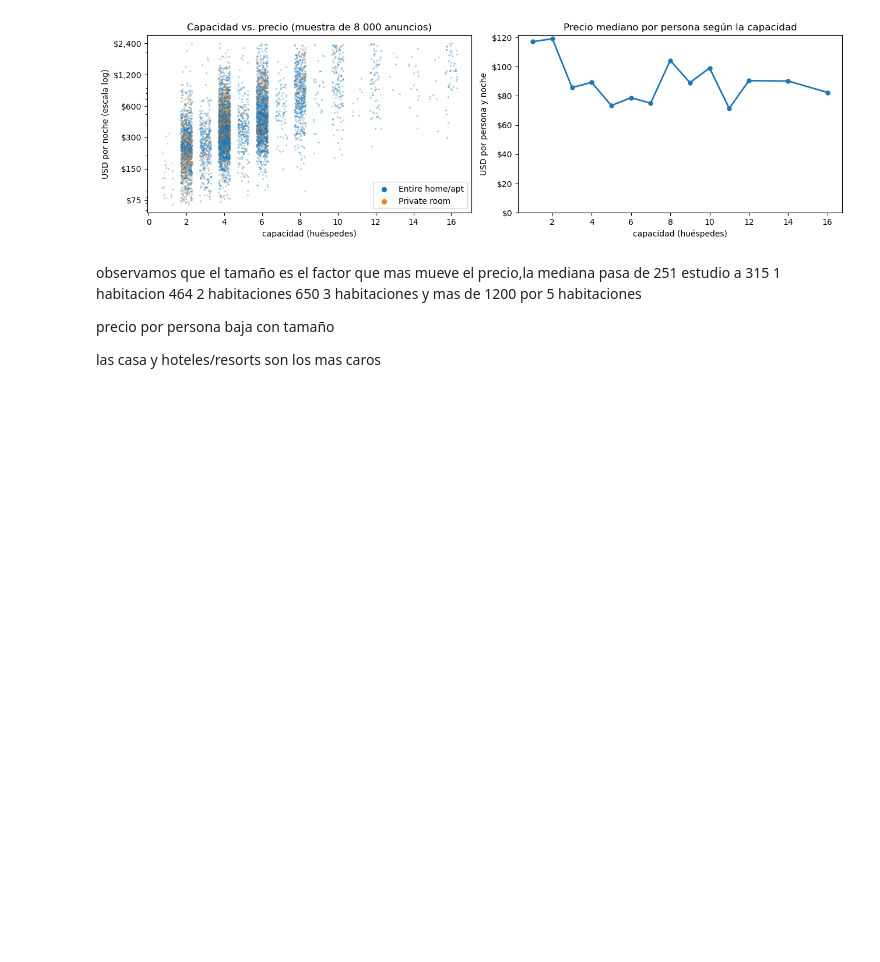
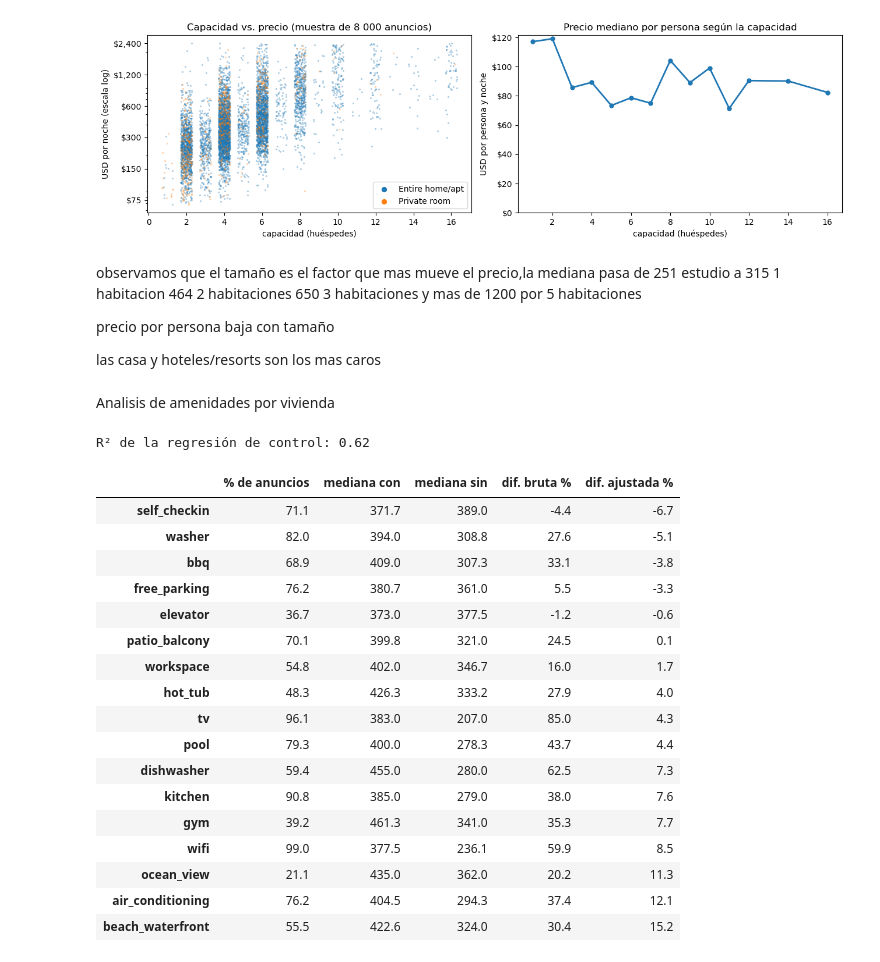
Before and after one commit to Jhonatanclavijo/Reto-Global-Classroom-Anal-tica-de-Airbnb---Hawai, a Jupyter notebook: Analisis exploratorio.ipynb, the cells around one changed output. Drawn from its saved outputs; the diff is of its cells as text; code cells hidden in the pictures; blank space fills up the shorter version.

```diff
--- a/Analisis exploratorio.ipynb
+++ b/Analisis exploratorio.ipynb
@@ -271,3 +271,44 @@ observamos que el tamaño es el factor que mas mueve el precio,la mediana pasa d
 precio por persona baja con tamaño
 
 las casa y hoteles/resorts son los mas caros
+# %% [markdown]
+Analisis de amenidades por vivienda
+# %%
+controles_num = ["accommodates", "bedrooms", "beds", "bathrooms", "bath_shared", "long_stay", "quote_nights", "quote_lead_days"]
+X = pd.concat([df[controles_num], df[amenidades],
+               pd.get_dummies(df[["room_type", "property_group", "neighbourhood"]], drop_first=True, dtype=int),
+               pd.get_dummies(df["quote_checkin_month"], prefix="mes", drop_first=True, dtype=int)], axis=1)
+reg = LinearRegression().fit(X, df["log_price"])
+print(f"R² de la regresión de control: {reg.score(X, df['log_price']):.2f}")
+coef = pd.Series(reg.coef_, index=X.columns)
+
+tabla_am = pd.DataFrame({
+    "% de anuncios": df[amenidades].mean() * 100,
+    "mediana con": [df.loc[df[a] == 1, "price"].median() for a in amenidades],
+    "mediana sin": [df.loc[df[a] == 0, "price"].median() for a in amenidades],
+}, index=amenidades)
+tabla_am["dif. bruta %"] = (tabla_am["mediana con"] / tabla_am["mediana sin"] - 1) * 100
+tabla_am["dif. ajustada %"] = (np.exp(coef[amenidades]) - 1) * 100
+tabla_am.index = tabla_am.index.str.replace("am_", "")
+tabla_am = tabla_am.sort_values("dif. ajustada %")
+tabla_am.round(1)
+# %% [output]
+R² de la regresión de control: 0.62
+|  | % de anuncios | mediana con | mediana sin | dif. bruta % | dif. ajustada % |
+| self_checkin | 71.1 | 371.7 | 389.0 | -4.4 | -6.7 |
+| washer | 82.0 | 394.0 | 308.8 | 27.6 | -5.1 |
+| bbq | 68.9 | 409.0 | 307.3 | 33.1 | -3.8 |
+| free_parking | 76.2 | 380.7 | 361.0 | 5.5 | -3.3 |
+| elevator | 36.7 | 373.0 | 377.5 | -1.2 | -0.6 |
+| patio_balcony | 70.1 | 399.8 | 321.0 | 24.5 | 0.1 |
+| workspace | 54.8 | 402.0 | 346.7 | 16.0 | 1.7 |
+| hot_tub | 48.3 | 426.3 | 333.2 | 27.9 | 4.0 |
+| tv | 96.1 | 383.0 | 207.0 | 85.0 | 4.3 |
+| pool | 79.3 | 400.0 | 278.3 | 43.7 | 4.4 |
+| dishwasher | 59.4 | 455.0 | 280.0 | 62.5 | 7.3 |
+| kitchen | 90.8 | 385.0 | 279.0 | 38.0 | 7.6 |
+| gym | 39.2 | 461.3 | 341.0 | 35.3 | 7.7 |
+| wifi | 99.0 | 377.5 | 236.1 | 59.9 | 8.5 |
+| ocean_view | 21.1 | 435.0 | 362.0 | 20.2 | 11.3 |
+| air_conditioning | 76.2 | 404.5 | 294.3 | 37.4 | 12.1 |
+| beach_waterfront | 55.5 | 422.6 | 324.0 | 30.4 | 15.2 |
```
Also changed, not shown: parts of 5 cells of this notebook.
